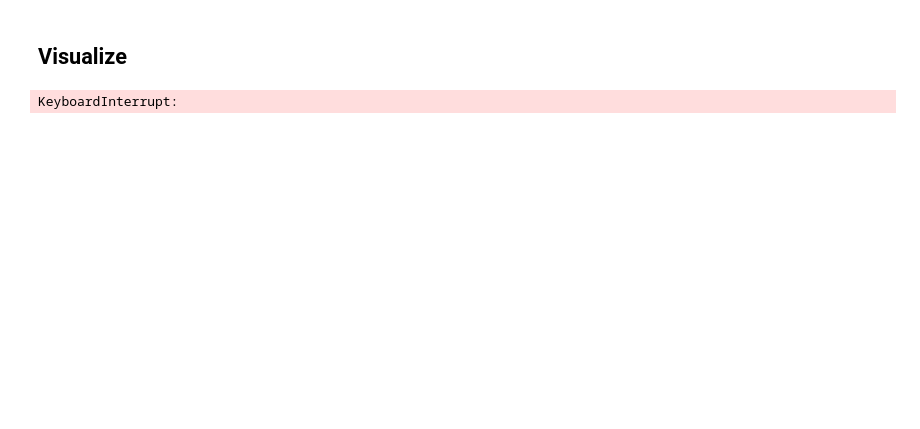
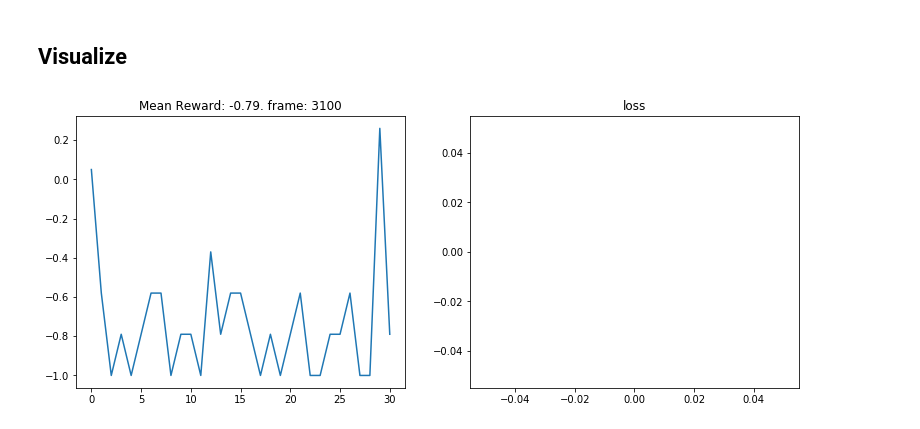
Before and after one commit to NithinTangellamudi/gym_warehouse_ie514, a Jupyter notebook: rl-HER.ipynb, the cells around one changed output. Drawn from its saved outputs; the diff is of its cells as text; code cells hidden in the pictures; blank space fills up the shorter version.

```diff
--- a/rl-HER.ipynb
+++ b/rl-HER.ipynb
@@ -259,29 +256,29 @@ while frame_idx < max_frames:
 # %%
 env = gym.make("warehouse-v2")
 frame_idx = 0
 all_rewards = []
 losses = []
 
-while frame_idx < 100:
+while frame_idx < 10000:
     state, goal = env.reset()
     env.render()
     state = state.flatten()
     goal = goal.flatten()
     done = False
     episode = []
     total_reward = 0
     while not done:
         action = get_action(model, state, goal)
         next_state, reward, done, _ = env.step(action)
-        all_rewards.append(reward
+        all_rewards.append(reward)
         env.render()
         next_state = next_state.flatten()
         episode.append((state, reward, done, next_state, goal))
         replay_buffer.push(state, action, reward, next_state, done, goal)
         state = next_state
         total_reward += reward
         frame_idx += 1
-        if frame_idx % 10000 == 0:
+        if frame_idx % 100 == 0:
             plot(frame_idx, [np.mean(all_rewards[i:i+100]) for i in range(0, len(all_rewards), 100)], losses)
 # %% [output]
-KeyboardInterrupt:
+[figure, added]
```
Also changed, not shown: parts of 20 cells of this notebook, 2 other files.
